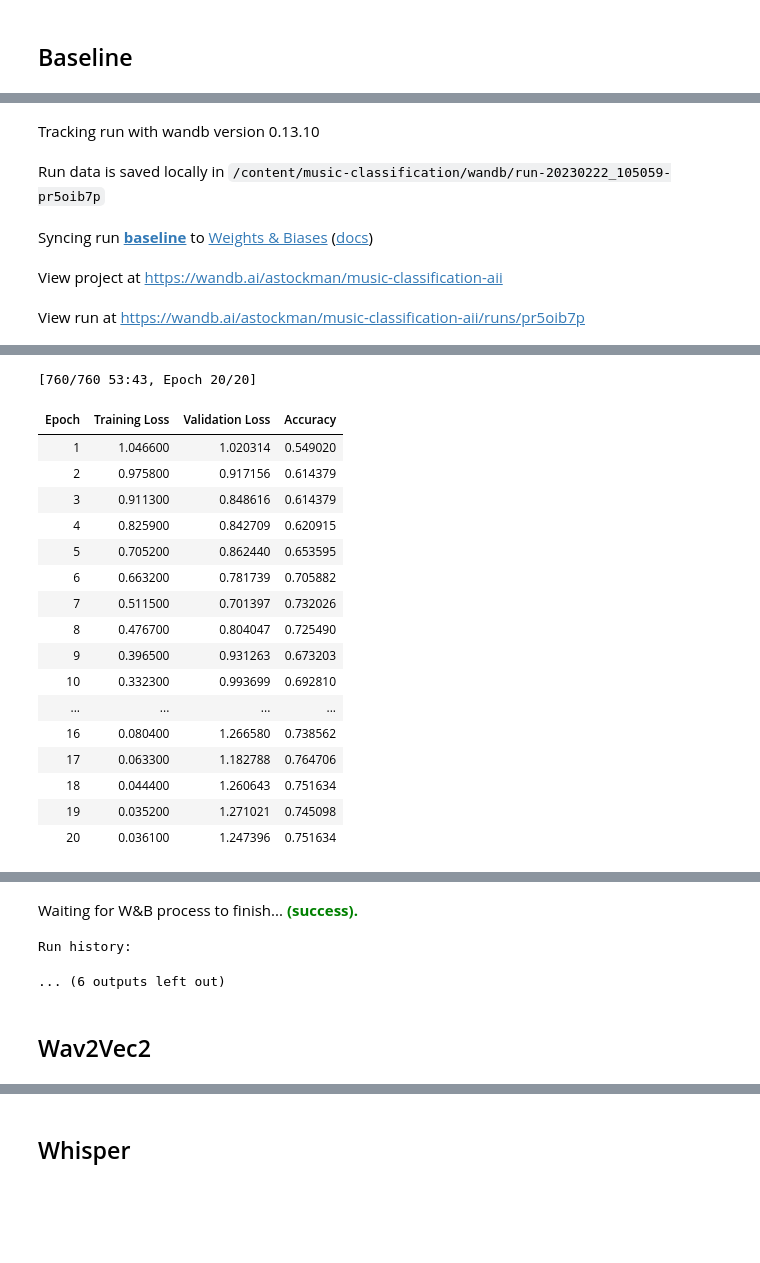
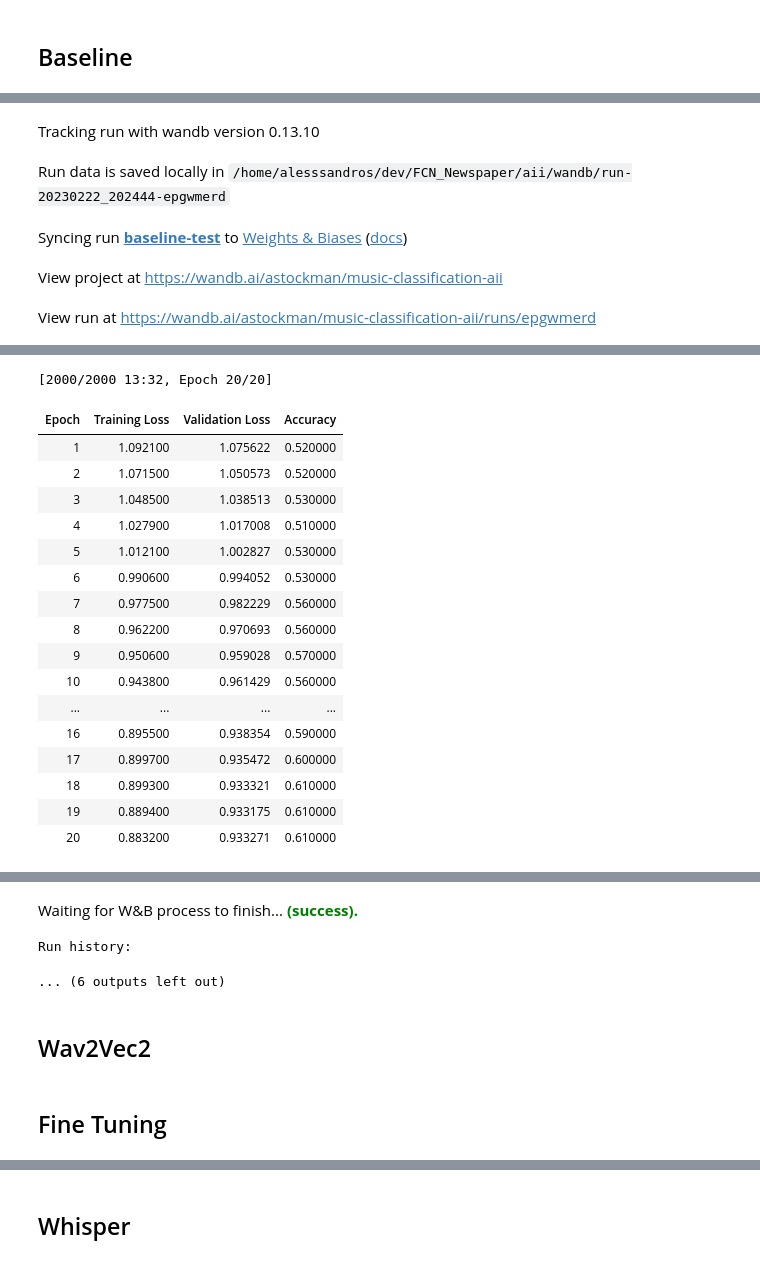
Before and after one commit to LIA-UniBo/music-classification, a Jupyter notebook: 2_training.ipynb, the cells around one changed output, grey strips where cells are left out. Cells and saved outputs as stored; diff of their text form; code cells hidden in the pictures; blank space fills up the shorter version.

Commit message:
training

```diff
--- a/2_training.ipynb
+++ b/2_training.ipynb
@@ -16,6 +16,7 @@ RES_DIR_PATH = "res"
 AUDIOS_DIR_PATH = os.path.join(RES_DIR_PATH, "mp3_data")
 MODELS_DIR_PATH = os.path.join(RES_DIR_PATH, "models")
 DATASETS_DIR_PATH = os.path.join(RES_DIR_PATH, "datasets")
+NOTEBOOK_ENV = "jupyter"
 
 CSV_PATH = os.path.join(RES_DIR_PATH, "samples.csv")
 
@@ -42,8 +43,8 @@ TRAINING_CONFIG = {
     "epochs": 20,
     "learning_rate": 5e-5,
     "warmup": 0.0,
-    "train_batch_size": 16,
-    "eval_batch_size": 32,
+    "train_batch_size": 8,
+    "eval_batch_size": 16,
     "feature_encoder": None,
     "freeze_encoder": None,
     "classifier_layers": None,
@@ -68,30 +99,10 @@ TRAINING_CONFIG["freeze_encoder"] = True
 TRAINING_CONFIG["classifier_layers"] = [256]
 TRAINING_CONFIG["classifier_dropout"] = 0
 # %%
-filtered_csv_path = get_csv_name(FEATURES_CONFIG, CSV_PATH)
 encoded_dataset_path = os.path.join(DATASETS_DIR_PATH, f"ds-{TRAINING_CONFIG['feature_encoder']}-full-encoded")
-
-
-filtered_csv_path = get_csv_name(FEATURES_CONFIG, CSV_PATH)
-
-if os.path.exists(filtered_csv_path):
-    print(f"Loading {filtered_csv_path}")
-    df = pd.read_csv(filtered_csv_path)
-else:
-    df = pd.read_csv(CSV_PATH)
-    df = filter_df(
-        df,
-        remove_nones=False,
-        features_config=FEATURES_CONFIG,
-    )
-    df.to_csv(filtered_csv_path, index=False)
-
-print(f"{len(df)} examples in DataFrame")
-
 ds = datasets.load_from_disk(encoded_dataset_path)
 ds = add_audio_column(ds, audios_dir_path=AUDIOS_DIR_PATH, training_config={"feature_encoder": TRAINING_CONFIG['feature_encoder']})
-ds = prepare_ds(ds, df, FEATURES_CONFIG, 0.2, fixed_mapping=None, save=False)
-ds = ds.rename_column("label_genre", "label")
+prepared_ds = prepare_ds(ds, df, FEATURES_CONFIG, fixed_mapping=None, save=False)
 
-# ds = encoder_ds[TRAINING_CONFIG["feature_encoder"]]
+prepared_ds
 # %% [output]
@@ -100,15 +128,12 @@ Loading /content/drive/MyDrive/Projects/music-classification/res/samples_genre3s
 # %%
-TRAINING_CONFIG["warmup"] = 0.0
-TRAINING_CONFIG["freeze_encoder"] = False
-
 run_name = "baseline"
-model = get_model(TRAINING_CONFIG, ds["train"])
+model = get_model(TRAINING_CONFIG, prepared_ds["train"])
 
 trainer = get_trainer(
     run_name=run_name,
     model=model,
-    train_ds=ds["train"],
-    eval_ds=ds["test"],
+    train_ds=prepared_ds["train"],
+    eval_ds=prepared_ds["valid"],
     training_config=TRAINING_CONFIG,
     feature_extractor=None,
     output_dir="out",
@@ -128,6 +153,6 @@ ERROR:wandb.jupyter:Failed to detect the name of this notebook, you can set it m
 wandb: Currently logged in as: astockman. Use `wandb login --relogin` to force relogin
 Tracking run with wandb version 0.13.10
-Run data is saved locally in /content/music-classification/wandb/run-20230222_105059-pr5oib7p
+Run data is saved locally in /home/alesssandros/dev/FCN_Newspaper/aii/wandb/run-20230222_202444-epgwmerd
-Syncing run baseline to Weights & Biases (docs)
+Syncing run baseline-test to Weights & Biases (docs)
 View project at https://wandb.ai/astockman/music-classification-aii
-View run at https://wandb.ai/astockman/music-classification-aii/runs/pr5oib7p
+View run at https://wandb.ai/astockman/music-classification-aii/runs/epgwmerd
@@ -143,19 +168,19 @@ The following columns in the training set don't have a corresponding argument in
 Automatic Weights & Biases logging enabled, to disable set os.environ["WANDB_DISABLED"] = "true"
-[760/760 53:43, Epoch 20/20]
+[2000/2000 13:32, Epoch 20/20]
 | Epoch | Training Loss | Validation Loss | Accuracy |
-| 1 | 1.046600 | 1.020314 | 0.549020 |
-| 2 | 0.975800 | 0.917156 | 0.614379 |
-| 3 | 0.911300 | 0.848616 | 0.614379 |
-| 4 | 0.825900 | 0.842709 | 0.620915 |
-| 5 | 0.705200 | 0.862440 | 0.653595 |
-| 6 | 0.663200 | 0.781739 | 0.705882 |
-| 7 | 0.511500 | 0.701397 | 0.732026 |
-| 8 | 0.476700 | 0.804047 | 0.725490 |
-| 9 | 0.396500 | 0.931263 | 0.673203 |
-| 10 | 0.332300 | 0.993699 | 0.692810 |
+| 1 | 1.092100 | 1.075622 | 0.520000 |
+| 2 | 1.071500 | 1.050573 | 0.520000 |
+| 3 | 1.048500 | 1.038513 | 0.530000 |
+| 4 | 1.027900 | 1.017008 | 0.510000 |
+| 5 | 1.012100 | 1.002827 | 0.530000 |
+| 6 | 0.990600 | 0.994052 | 0.530000 |
+| 7 | 0.977500 | 0.982229 | 0.560000 |
+| 8 | 0.962200 | 0.970693 | 0.560000 |
+| 9 | 0.950600 | 0.959028 | 0.570000 |
+| 10 | 0.943800 | 0.961429 | 0.560000 |
 | ... | ... | ... | ... |
-| 16 | 0.080400 | 1.266580 | 0.738562 |
-| 17 | 0.063300 | 1.182788 | 0.764706 |
-| 18 | 0.044400 | 1.260643 | 0.751634 |
-| 19 | 0.035200 | 1.271021 | 0.745098 |
-| 20 | 0.036100 | 1.247396 | 0.751634 |
+| 16 | 0.895500 | 0.938354 | 0.590000 |
+| 17 | 0.899700 | 0.935472 | 0.600000 |
+| 18 | 0.899300 | 0.933321 | 0.610000 |
+| 19 | 0.889400 | 0.933175 | 0.610000 |
+| 20 | 0.883200 | 0.933271 | 0.610000 |
@@ -181,3 +206,5 @@ Run history:
 ... (6 outputs left out)
 # %% [markdown]
 ## Wav2Vec2
+# %% [markdown]
+## Fine Tuning
```
Also changed, not shown: parts of 19 cells of this notebook.
